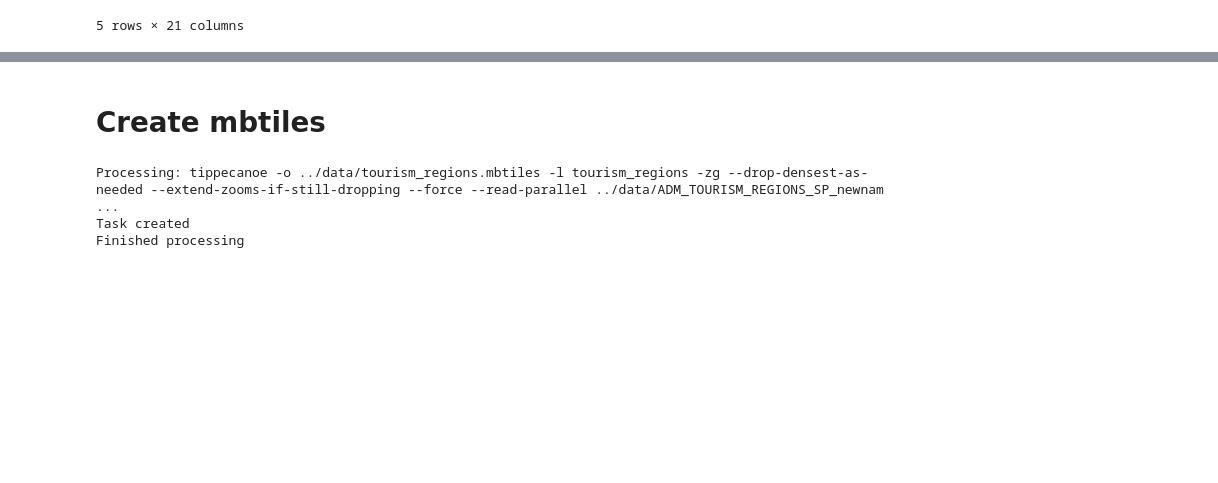
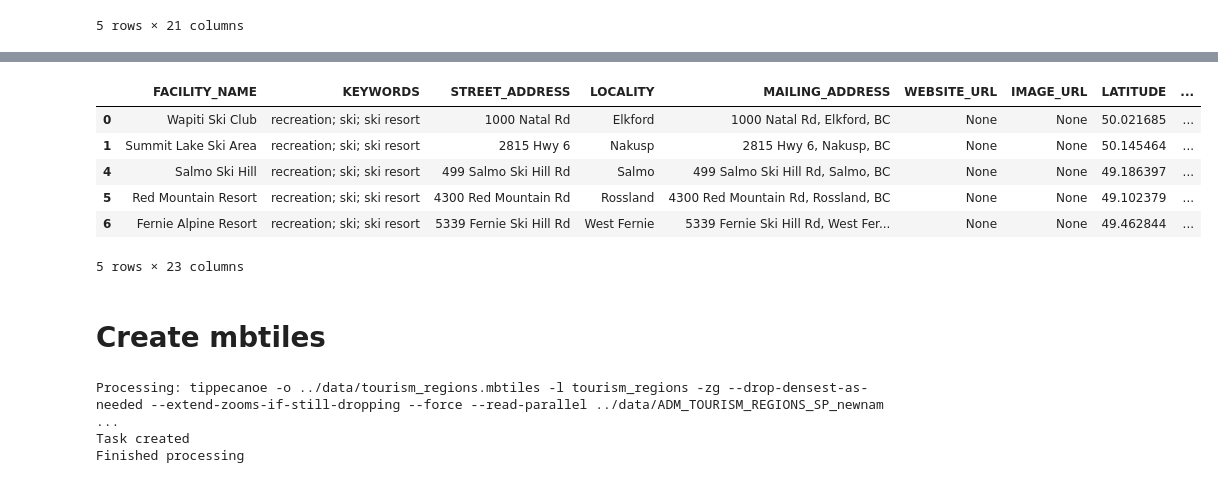
Before and after one commit to Vizzuality/tota, a Jupyter notebook: data/notebooks/tota_mbtiles.ipynb, the cells around one changed output, grey strips where cells are left out. Cells and saved outputs as stored; diff of their text form; code cells hidden in the pictures; blank space fills up the shorter version.

```diff
--- a/data/notebooks/tota_mbtiles.ipynb
+++ b/data/notebooks/tota_mbtiles.ipynb
@@ -78 +88,11 @@ plt.show()
+# %%
+ski_region.head()
+# %% [output]
+|  | FACILITY_NAME | KEYWORDS | STREET_ADDRESS | LOCALITY | MAILING_ADDRESS | WEBSITE_URL | IMAGE_URL | LATITUDE | ... |
+| 0 | Wapiti Ski Club | recreation; ski; ski resort | 1000 Natal Rd | Elkford | 1000 Natal Rd, Elkford, BC | None | None | 50.021685 | ... |
+| 1 | Summit Lake Ski Area | recreation; ski; ski resort | 2815 Hwy 6 | Nakusp | 2815 Hwy 6, Nakusp, BC | None | None | 50.145464 | ... |
+| 4 | Salmo Ski Hill | recreation; ski; ski resort | 499 Salmo Ski Hill Rd | Salmo | 499 Salmo Ski Hill Rd, Salmo, BC | None | None | 49.186397 | ... |
+| 5 | Red Mountain Resort | recreation; ski; ski resort | 4300 Red Mountain Rd | Rossland | 4300 Red Mountain Rd, Rossland, BC | None | None | 49.102379 | ... |
+| 6 | Fernie Alpine Resort | recreation; ski; ski resort | 5339 Fernie Ski Hill Rd | West Fernie | 5339 Fernie Ski Hill Rd, West Fer... | None | None | 49.462844 | ... |
+5 rows × 23 columns
 # %%
```
Also changed, not shown: parts of 3 cells of this notebook, 5 other files.
